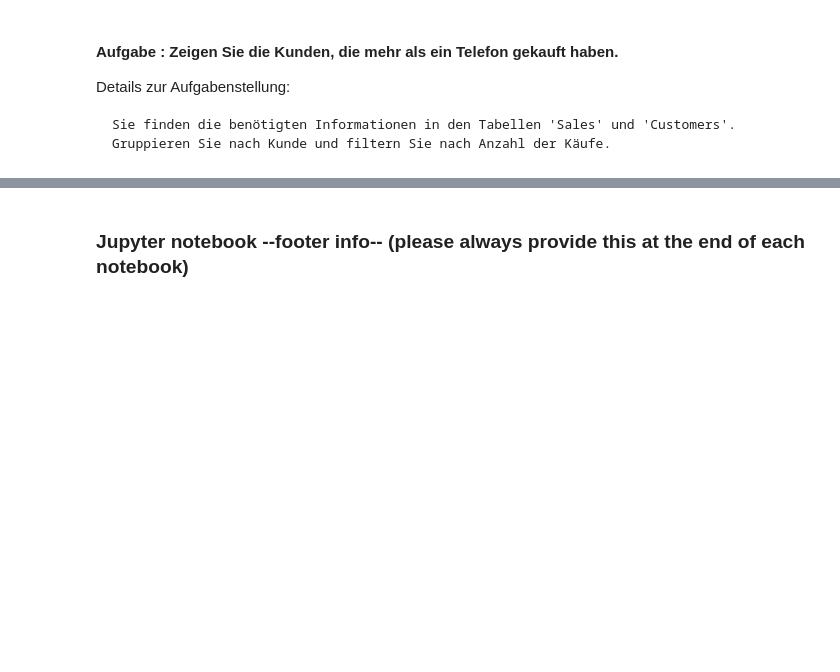
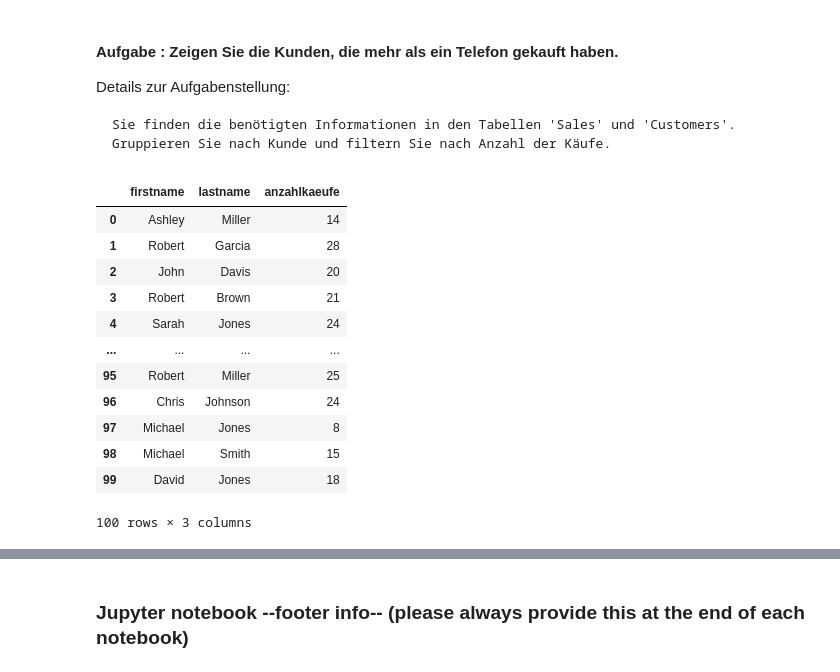
Before and after one commit to blobb3/python_postgresql_pgadmin, a Jupyter notebook: Test_Exam_Relationale_Daten_Solution.ipynb, the cells around one changed output, grey strips where cells are left out. Saved outputs shown, nothing was run; the diff lists cells and outputs as text; code cells hidden in the pictures; blank space fills up the shorter version.

```diff
--- a/Test_Exam_Relationale_Daten_Solution.ipynb
+++ b/Test_Exam_Relationale_Daten_Solution.ipynb
@@ -732,9 +736,35 @@ Details zur Aufgabenstellung:
     Sie finden die benötigten Informationen in den Tabellen 'Sales' und 'Customers'.
     Gruppieren Sie nach Kunde und filtern Sie nach Anzahl der Käufe.
 # %%
+# Engine für Datenbankverbindung erstellen
+engine = create_engine(db_connection_url)
+
 # SQL-Abfrage erstellen
-df_sub = pd.read_sql_query("""SELECT c.FirstName, c.LastName, COUNT(s.SaleID) AS AnzahlKaeufe
+df_sub = pd.read_sql_query("""SELECT
+                           c.FirstName,
+                           c.LastName,
+                           COUNT(s.SaleID) AS AnzahlKaeufe
                             FROM Sales AS s
                             INNER JOIN Customers AS c ON s.CustomerID = c.CustomerID
                             GROUP BY c.FirstName, c.LastName
                             HAVING COUNT(s.SaleID) > 1;""", con=engine)
+
+# Datenbankverbindung trennen
+engine.dispose()
+
+# Ergebnis anzeigen
+df_sub
+# %% [output]
+|  | firstname | lastname | anzahlkaeufe |
+| 0 | Ashley | Miller | 14 |
+| 1 | Robert | Garcia | 28 |
+| 2 | John | Davis | 20 |
+| 3 | Robert | Brown | 21 |
+| 4 | Sarah | Jones | 24 |
+| ... | ... | ... | ... |
+| 95 | Robert | Miller | 25 |
+| 96 | Chris | Johnson | 24 |
+| 97 | Michael | Jones | 8 |
+| 98 | Michael | Smith | 15 |
+| 99 | David | Jones | 18 |
+100 rows × 3 columns
```
Also changed, not shown: parts of 14 cells of this notebook.
